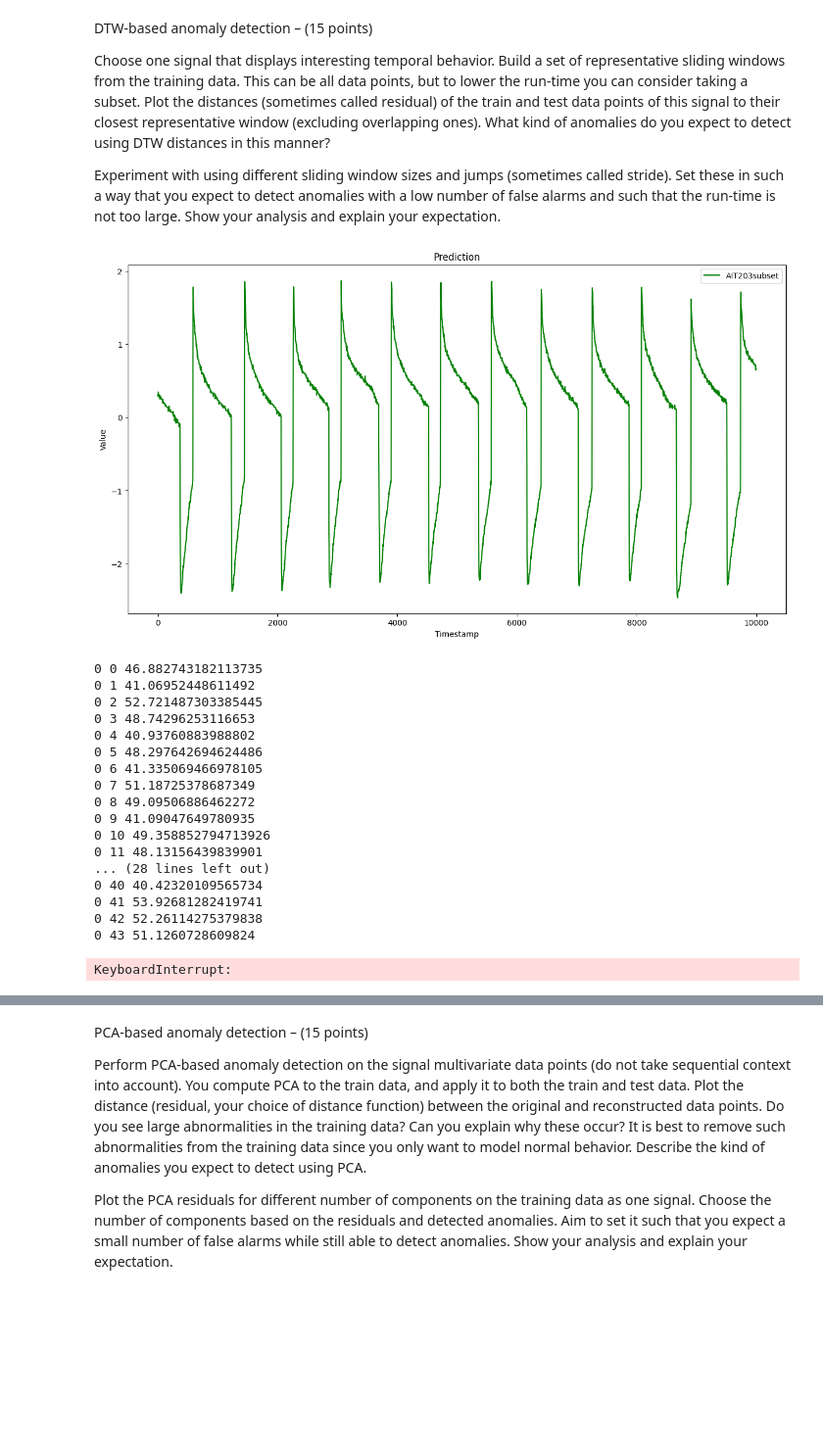
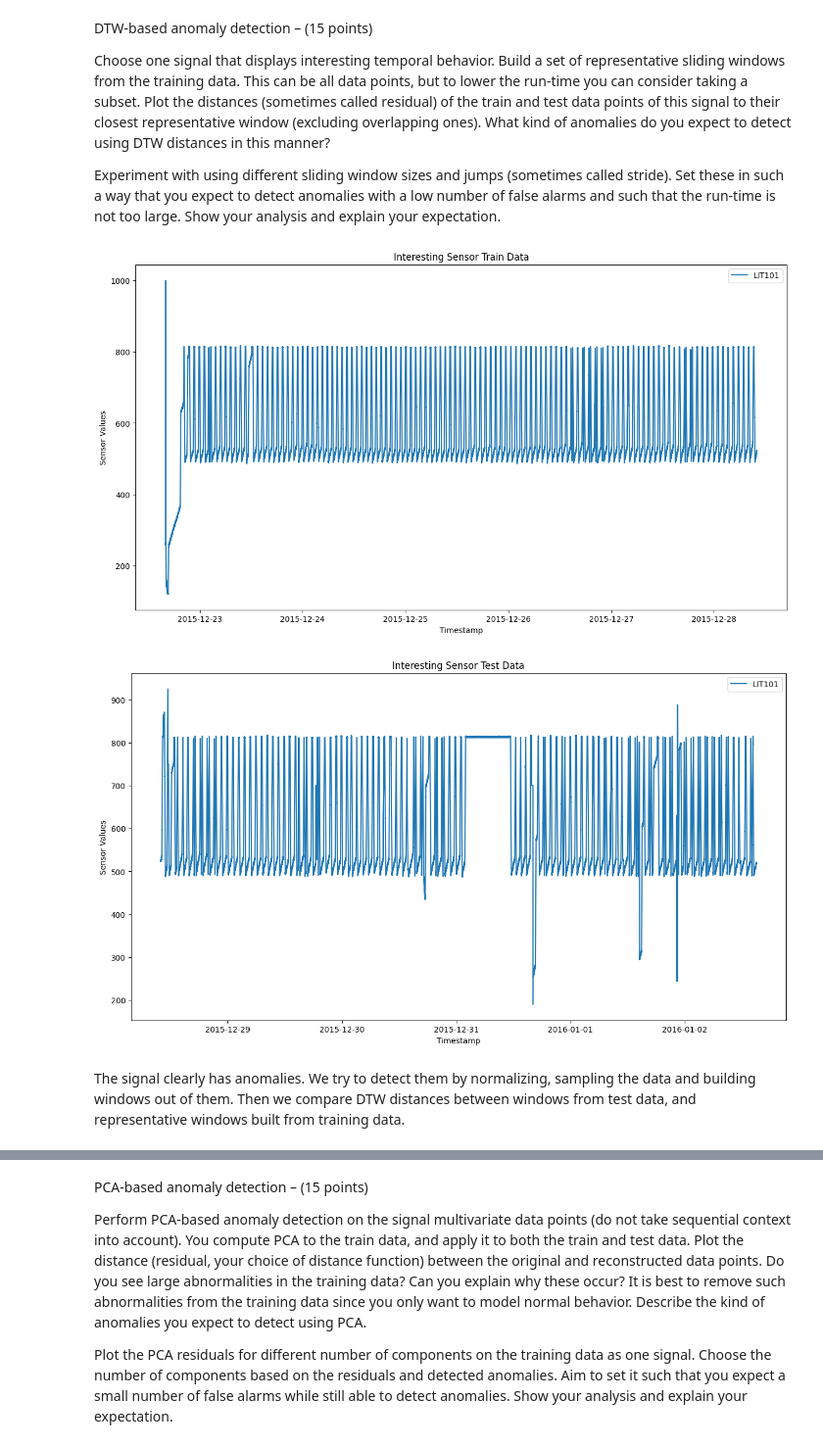
Before and after one commit to aqzandt/bigdata_fp, a Jupyter notebook: data_mining_1/lab.ipynb, the cells around one changed output, grey strips where cells are left out. Shown at 98% size. Saved outputs shown, nothing was run; the diff lists cells and outputs as text; code cells hidden in the pictures; blank space fills up the shorter version.

```diff
--- a/data_mining_1/lab.ipynb
+++ b/data_mining_1/lab.ipynb
@@ -86,6 +86,16 @@ Experiment with using different sliding window sizes and jumps (sometimes called
 stride). Set these in such a way that you expect to detect anomalies with a low number of
 false alarms and such that the run-time is not too large. Show your analysis and explain
 your expectation.
+# %%
+# here we take a look at an interesting signal
+signal = "LIT101"
+visualize_sensor_data(train_data, sensors=[signal],title="Interesting Sensor Train Data")
+visualize_sensor_data(test_data, sensors=[signal],title="Interesting Sensor Test Data")
+# %% [output]
+[figure, added]
+[figure, added]
+# %% [markdown]
+The signal clearly has anomalies. We try to detect them by normalizing, sampling the data and building windows out of them. Then we compare DTW distances between windows from test data, and representative windows built from training data.
 # %%
 def normalize_data(sig):
     mean = sig.mean()
@@ -143,49 +115,0 @@ def get_dtw_distance(model, test):
-# %%
-# Graph of subset to build windows on
-
-start = 100000
-end = 150000
-sample = 10000
-signal = "AIT203"
-sample_train_data = normalize_data(train_data[signal][start:end]).sample(sample).sort_index().tolist()
-sample_test_data = normalize_data(test_data[signal]).sample(sample).sort_index().tolist()
-plt.figure(figsize=(15, 8))
-plt.plot(range(len(sample_train_data)), sample_train_data, c='g', label=signal + "subset")
-plt.xlabel('Timestamp')
-plt.ylabel('Value')
-plt.title("Prediction")
-plt.legend()
-plt.show()
-# %% [output]
-[figure, removed]
-# %%
-# Normalize, then sample the data and build sliding windows
-train_windows = build_windows(sample_train_data, 2000, 2000)
-test_windows = build_windows(sample_test_data, 100, 20)
-distances = np.zeros(shape=(len(train_windows), len(test_windows)))
-for i in range(len(train_windows)):
-    for j in range(len(test_windows)):
-        distance = get_dtw_distance(train_windows[i], test_windows[j])
-        print(i, j, distance)
-        distances[i,j] = distance
-print("mean", distances.mean())
-print("sd", distances.std())
-# %% [output]
-0 0 46.882743182113735
-0 1 41.06952448611492
-0 2 52.721487303385445
-0 3 48.74296253116653
-0 4 40.93760883988802
-0 5 48.297642694624486
-0 6 41.335069466978105
-0 7 51.18725378687349
-0 8 49.09506886462272
-0 9 41.09047649780935
-0 10 49.358852794713926
-0 11 48.13156439839901
-... (28 lines left out)
-0 40 40.42320109565734
-0 41 53.92681282419741
-0 42 52.26114275379838
-0 43 51.1260728609824
-KeyboardInterrupt:
```
Also changed, not shown: parts of 12 cells of this notebook.
